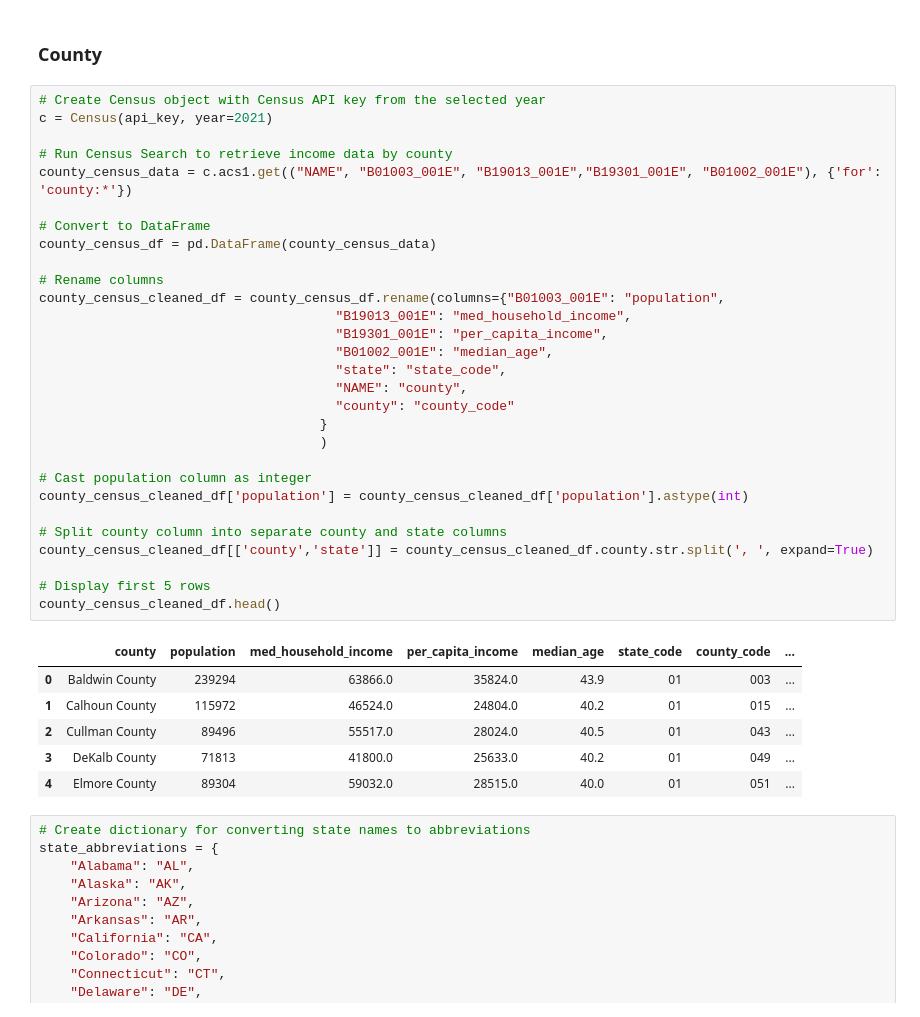
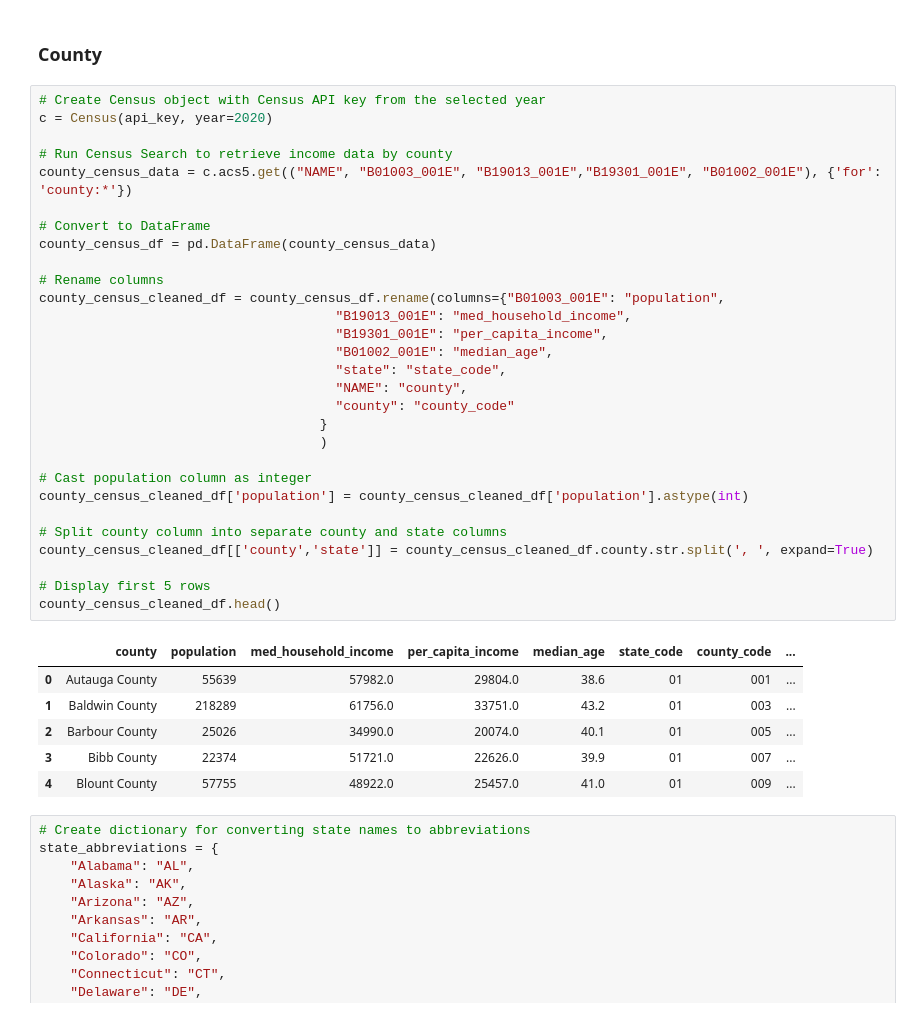
Before and after one commit to gdagger/Team3_Project2, a Jupyter notebook: ETL.ipynb, the cells around one changed output. Drawn from its saved outputs; the diff is of its cells as text.

```diff
--- a/ETL.ipynb
+++ b/ETL.ipynb
@@ -128,40 +121,40 @@ breweries_counties_df
 ### County
 # %%
 # Create Census object with Census API key from the selected year
-c = Census(api_key, year=2021)
+c = Census(api_key, year=2020)
 
 # Run Census Search to retrieve income data by county
-county_census_data = c.acs1.get(("NAME", "B01003_001E", "B19013_001E","B19301_001E", "B01002_001E"), {'for': 'county:*'})
+county_census_data = c.acs5.get(("NAME", "B01003_001E", "B19013_001E","B19301_001E", "B01002_001E"), {'for': 'county:*'})
 
 # Convert to DataFrame
 county_census_df = pd.DataFrame(county_census_data)
 
 # Rename columns
 county_census_cleaned_df = county_census_df.rename(columns={"B01003_001E": "population",
                                       "B19013_001E": "med_household_income",
                                       "B19301_001E": "per_capita_income",
                                       "B01002_001E": "median_age",
                                       "state": "state_code",
                                       "NAME": "county",
                                       "county": "county_code"
                                     }
                                     )
 
 # Cast population column as integer
 county_census_cleaned_df['population'] = county_census_cleaned_df['population'].astype(int)
 
 # Split county column into separate county and state columns
 county_census_cleaned_df[['county','state']] = county_census_cleaned_df.county.str.split(', ', expand=True)
 
 # Display first 5 rows
 county_census_cleaned_df.head()
 # %% [output]
 |  | county | population | med_household_income | per_capita_income | median_age | state_code | county_code | ... |
-| 0 | Baldwin County | 239294 | 63866.0 | 35824.0 | 43.9 | 01 | 003 | ... |
-| 1 | Calhoun County | 115972 | 46524.0 | 24804.0 | 40.2 | 01 | 015 | ... |
-| 2 | Cullman County | 89496 | 55517.0 | 28024.0 | 40.5 | 01 | 043 | ... |
-| 3 | DeKalb County | 71813 | 41800.0 | 25633.0 | 40.2 | 01 | 049 | ... |
-| 4 | Elmore County | 89304 | 59032.0 | 28515.0 | 40.0 | 01 | 051 | ... |
+| 0 | Autauga County | 55639 | 57982.0 | 29804.0 | 38.6 | 01 | 001 | ... |
+| 1 | Baldwin County | 218289 | 61756.0 | 33751.0 | 43.2 | 01 | 003 | ... |
+| 2 | Barbour County | 25026 | 34990.0 | 20074.0 | 40.1 | 01 | 005 | ... |
+| 3 | Bibb County | 22374 | 51721.0 | 22626.0 | 39.9 | 01 | 007 | ... |
+| 4 | Blount County | 57755 | 48922.0 | 25457.0 | 41.0 | 01 | 009 | ... |
 # %%
 # Create dictionary for converting state names to abbreviations
 state_abbreviations = {
```
Also changed, not shown: parts of 12 cells of this notebook, 1 other file.
